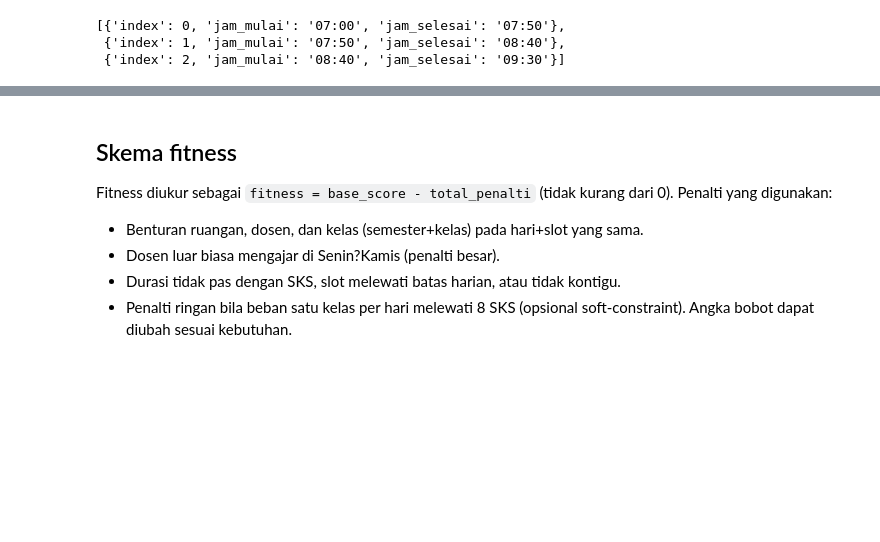
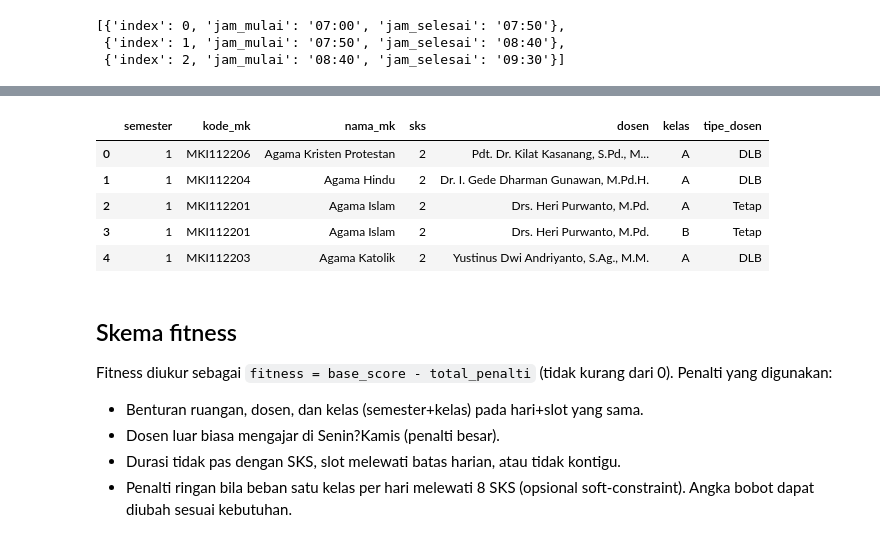
Before and after one commit to dahliaaaww/Penjadwalan_algoritma_genetika, a Jupyter notebook: penjadwalan_ga.ipynb, the cells around one changed output, grey strips where cells are left out. Drawn from its saved outputs; the diff is of its cells as text; code cells hidden in the pictures; blank space fills up the shorter version.

```diff
--- a/penjadwalan_ga.ipynb
+++ b/penjadwalan_ga.ipynb
@@ -116,0 +62,87 @@ ParserError: Error tokenizing data. C error: Expected 2 fields in line 3, saw 3
+# %%
+REQUIRED_COLUMNS = [
+    "kode_mk",
+    "nama_mk",
+    "semester",
+    "kelas",
+    "dosen",
+    "tipe_dosen",
+    "sks",
+]
+
+
+def expand_class_rows(df: pd.DataFrame) -> pd.DataFrame:
+    # Duplikasi baris jika kolom kelas berisi beberapa kelas (misal "A,B").
+    rows = []
+    for _, row in df.iterrows():
+        kelas_raw = str(row.get("kelas", "") or "").strip()
+        tokens = [k.strip() for k in kelas_raw.replace(";", ",").replace("/", ",").split(",") if k.strip()]
+        kelas_list = tokens or ([kelas_raw] if kelas_raw else ["A"])
+        for kelas in kelas_list:
+            new_row = row.copy()
+            new_row["kelas"] = kelas
+            rows.append(new_row)
+    return pd.DataFrame(rows).reset_index(drop=True)
+
+
+def clean_columns(df: pd.DataFrame) -> pd.DataFrame:
+    # Hilangkan kolom tanpa nama dan rapikan header yang mungkin salah ketik.
+    df = df.loc[:, ~df.columns.str.startswith("Unnamed")]
+    if "jenis_dosen" in df.columns and "tipe_dosen" not in df.columns:
+        df = df.rename(columns={"jenis_dosen": "tipe_dosen"})
+    return df
+
+
+def read_course_data(path: str = "Daftar_Mata_Kuliah_Lengkap.csv", alt_path: str = "Daftar_Mata_Kuliah_Lengkap.xlsx") -> pd.DataFrame:
+    # Gunakan alt_path jika file utama tidak ada.
+    path_to_use = path
+    if not Path(path).exists() and Path(alt_path).exists():
+        path_to_use = alt_path
+
+    try:
+        df = pd.read_excel(path_to_use, engine="openpyxl")
+    except FileNotFoundError:
+        print(f"File {path_to_use} tidak ditemukan, pastikan file berada di direktori yang sama dengan notebook.")
+        return None
+    except Exception as exc:
+        print(f"Gagal membaca {path_to_use} sebagai Excel ({exc}). Mencoba membaca sebagai CSV...")
+        try:
+            df = pd.read_csv(path_to_use)
+        except Exception as csv_exc:
+            print(f"Gagal membaca {path_to_use} sebagai CSV ({csv_exc}).")
+            return None
+
+    df = clean_columns(df)
+    df = expand_class_rows(df)
+    missing = [c for c in REQUIRED_COLUMNS if c not in df.columns]
+    if missing:
+        raise ValueError(f"Kolom wajib hilang: {missing}")
+    return df
+
+
+def make_sample_courses() -> pd.DataFrame:
+    data = [
+        {"kode_mk": "TI101", "nama_mk": "Kalkulus I", "semester": 1, "kelas": "A", "dosen": "Dr. A", "tipe_dosen": "Tetap", "sks": 3},
+        {"kode_mk": "TI101", "nama_mk": "Kalkulus I", "semester": 1, "kelas": "B", "dosen": "Dr. A", "tipe_dosen": "Tetap", "sks": 3},
+        {"kode_mk": "TI102", "nama_mk": "Aljabar Linear", "semester": 1, "kelas": "A", "dosen": "Dr. B", "tipe_dosen": "Tetap", "sks": 3},
+        {"kode_mk": "TI102", "nama_mk": "Aljabar Linear", "semester": 1, "kelas": "B", "dosen": "Dr. B", "tipe_dosen": "Tetap", "sks": 3},
+        {"kode_mk": "TI103", "nama_mk": "Pengantar TI", "semester": 1, "kelas": "A", "dosen": "Ir. C", "tipe_dosen": "LuarBiasa", "sks": 2},
+        {"kode_mk": "TI104", "nama_mk": "Logika Informatika", "semester": 1, "kelas": "B", "dosen": "Ir. D", "tipe_dosen": "Tetap", "sks": 2},
+        {"kode_mk": "TI201", "nama_mk": "Struktur Data", "semester": 3, "kelas": "A", "dosen": "Dr. E", "tipe_dosen": "Tetap", "sks": 3},
+        {"kode_mk": "TI201", "nama_mk": "Struktur Data", "semester": 3, "kelas": "B", "dosen": "Dr. E", "tipe_dosen": "Tetap", "sks": 3},
+        {"kode_mk": "TI202", "nama_mk": "Sistem Operasi", "semester": 3, "kelas": "A", "dosen": "Dr. F", "tipe_dosen": "Tetap", "sks": 3},
+        {"kode_mk": "TI202", "nama_mk": "Sistem Operasi", "semester": 3, "kelas": "B", "dosen": "Dr. F", "tipe_dosen": "Tetap", "sks": 3},
+    ]
+    return pd.DataFrame(data)
+
+
+data_mk = read_course_data("Daftar_Mata_Kuliah_Lengkap.csv")
+if data_mk is None:
+    data_mk = make_sample_courses()
+    print(f"Data sampel digunakan sebanyak {len(data_mk)} mata kuliah.")
+else:
+    print(f"Berhasil memuat {len(data_mk)} mata kuliah dari file.")
+
+
+data_mk.head()
+# %% [output]
@@ -117 +151,7 @@ ParserError: Error tokenizing data. C error: Expected 2 fields in line 3, saw 3
+|  | semester | kode_mk | nama_mk | sks | dosen | kelas | tipe_dosen |
+| 0 | 1 | MKI112206 | Agama Kristen Protestan | 2 | Pdt. Dr. Kilat Kasanang, S.Pd., M... | A | DLB |
+| 1 | 1 | MKI112204 | Agama Hindu | 2 | Dr. I. Gede Dharman Gunawan, M.Pd.H. | A | DLB |
+| 2 | 1 | MKI112201 | Agama Islam | 2 | Drs. Heri Purwanto, M.Pd. | A | Tetap |
+| 3 | 1 | MKI112201 | Agama Islam | 2 | Drs. Heri Purwanto, M.Pd. | B | Tetap |
+| 4 | 1 | MKI112203 | Agama Katolik | 2 | Yustinus Dwi Andriyanto, S.Ag., M.M. | A | DLB |
 # %%
```
Also changed, not shown: parts of 10 cells of this notebook, 5 other files.
